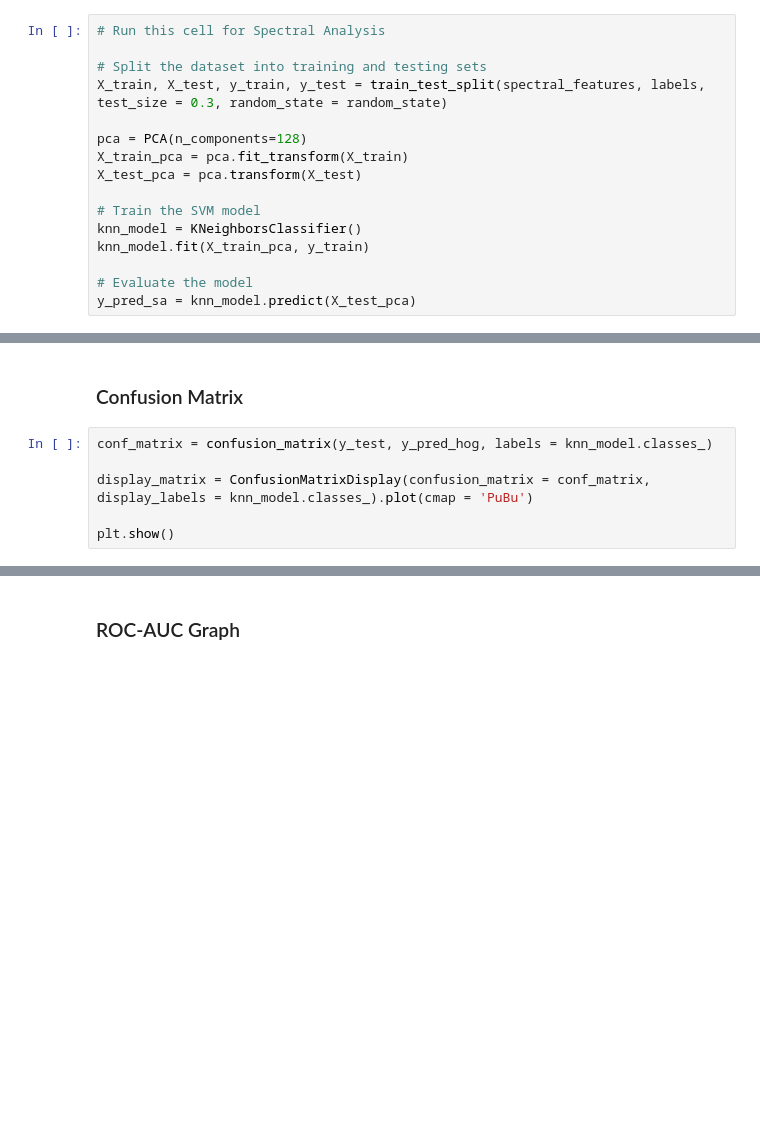
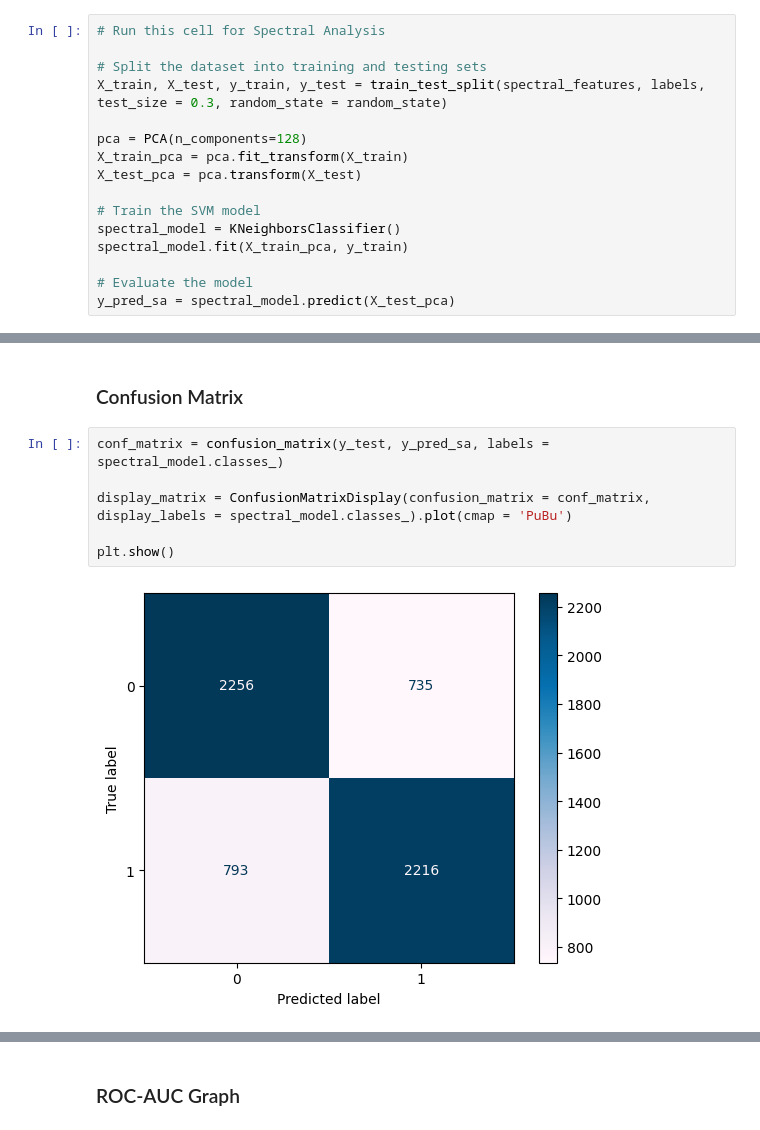
Before and after one commit to mctowne/Capstone-Code, a Jupyter notebook: AI Art Detector KNN.ipynb, the cells around one changed output, grey strips where cells are left out. Cells and saved outputs as stored; diff of their text form; blank space fills up the shorter version.

```diff
--- a/AI Art Detector KNN.ipynb
+++ b/AI Art Detector KNN.ipynb
@@ -305,11 +317,11 @@ X_train_pca = pca.fit_transform(X_train)
 X_test_pca = pca.transform(X_test)
 
 # Train the SVM model
-knn_model = KNeighborsClassifier()
-knn_model.fit(X_train_pca, y_train)
+spectral_model = KNeighborsClassifier()
+spectral_model.fit(X_train_pca, y_train)
 
 # Evaluate the model
-y_pred_sa = knn_model.predict(X_test_pca)
+y_pred_sa = spectral_model.predict(X_test_pca)
 # %% [markdown]
 ## Assessment Metrics
 # %%
@@ -334,10 +352,12 @@ print(f"Spectral Analysis - Accuracy: {accuracy_sa:.2f}, Precision: {precision_s
 # %% [markdown]
 ### Confusion Matrix
 # %%
-conf_matrix = confusion_matrix(y_test, y_pred_hog, labels = knn_model.classes_)
+conf_matrix = confusion_matrix(y_test, y_pred_sa, labels = spectral_model.classes_)
 
-display_matrix = ConfusionMatrixDisplay(confusion_matrix = conf_matrix, display_labels = knn_model.classes_).plot(cmap = 'PuBu')
+display_matrix = ConfusionMatrixDisplay(confusion_matrix = conf_matrix, display_labels = spectral_model.classes_).plot(cmap = 'PuBu')
 
 plt.show()
+# %% [output]
+[figure, added]
 # %%
 print(classification_report(y_test, y_pred_sa))
```
Also changed, not shown: parts of 13 cells of this notebook, 1 other file.
